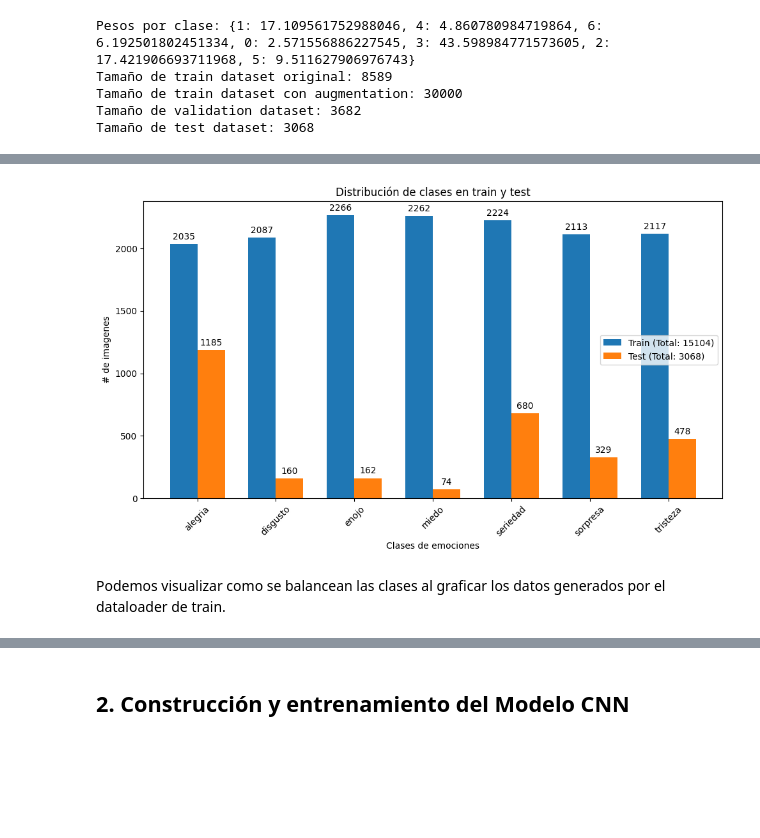
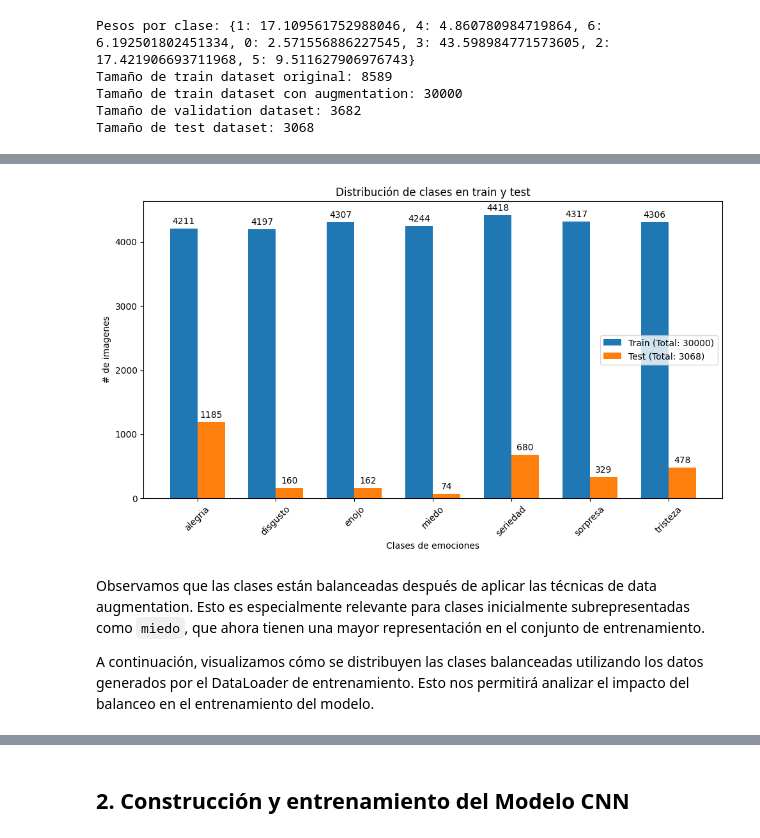
Before and after one commit to joagonzalez/ceia-aprendizaje-profundo, a Jupyter notebook: tp2/JOAQUIN-GONZALEZ-DL-TP2-Co18.ipynb, the cells around one changed output, grey strips where cells are left out. Cells and saved outputs as stored; diff of their text form; code cells hidden in the pictures; blank space fills up the shorter version.

```diff
--- a/tp2/JOAQUIN-GONZALEZ-DL-TP2-Co18.ipynb
+++ b/tp2/JOAQUIN-GONZALEZ-DL-TP2-Co18.ipynb
@@ -544,22 +561,25 @@ Se utiliza **WeightedRandomSampler** como sampler para el DataLoader de train, p
 # %%
 # Probamos el DataLoader y WeightedRandomSampler para ver balanceo de clases
 sampled_labels = []
 for i, (_, labels) in enumerate(train_loader):
     sampled_labels.extend(labels.numpy())
-    if len(sampled_labels) >= DATASET_AUGMENTED_SIZE / 2:  # tomamos una muestra
+    if len(sampled_labels) >= DATASET_AUGMENTED_SIZE:  # tomamos una muestra
         break
 
 # Contamos cuántas veces aparece cada clase
 balanced_train_counts = Counter(sampled_labels)
+balanced_test_counts = Counter(test_dataset.targets)
 
 train_counts_named = map_counts_to_classnames(balanced_train_counts, train_dataset.classes)
-test_counts_named = map_counts_to_classnames(Counter(test_dataset.targets), test_dataset.classes)
+test_counts_named = map_counts_to_classnames(balanced_test_counts, test_dataset.classes)
 
 plot_class_distribution(train_counts_named, test_counts_named)
 # %% [output]
-[figure, old version]
+[figure, new version]
-# %% [markdown]
-Podemos visualizar como se balancean las clases al graficar los datos generados por el dataloader de train.
+# %% [markdown]
+Observamos que las clases están balanceadas después de aplicar las técnicas de data augmentation. Esto es especialmente relevante para clases inicialmente subrepresentadas como `miedo`, que ahora tienen una mayor representación en el conjunto de entrenamiento.
+
+A continuación, visualizamos cómo se distribuyen las clases balanceadas utilizando los datos generados por el DataLoader de entrenamiento. Esto nos permitirá analizar el impacto del balanceo en el entrenamiento del modelo.
 # %%
 show_first_images_per_class_from_loader(train_loader, train_dataset.classes, [0.5], [0.5], cmap='grey')
 # %% [output]
```
Also changed, not shown: parts of 53 cells of this notebook.
